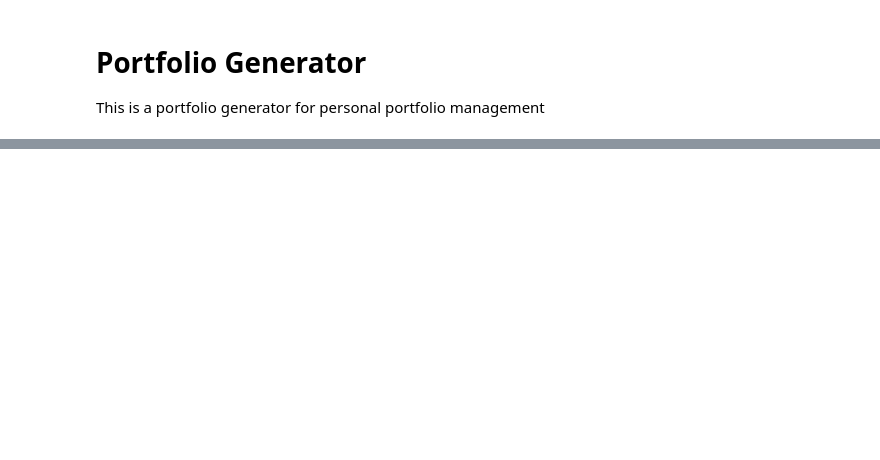
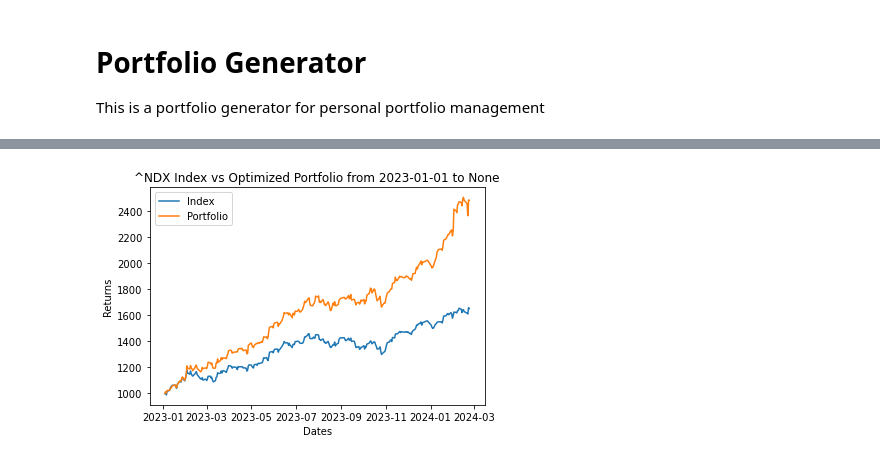
Before and after one commit to JasonYu1028/Optimized-Portfolio-Generation, a Jupyter notebook: portfolio-gen.ipynb, the cells around one changed output, grey strips where cells are left out. Drawn from its saved outputs; the diff is of its cells as text; code cells hidden in the pictures; blank space fills up the shorter version.

```diff
--- a/portfolio-gen.ipynb
+++ b/portfolio-gen.ipynb
@@ -374,0 +462,6 @@ mvo_ff.stats
+# %%
+watch2_start, watch2_end = ["2023-01-01", None]
+market_watch2 = MarketIndex('^NDX', watch2_start, watch2_end)
+print(market_watch2)
+portfolio_watch2 = Portfolio(watchlist, watch2_start, watch2_end)
+print(portfolio_watch2)
@@ -374,0 +478,7 @@ mvo_ff.stats
+# %%
+mvo_watch = MVO(portfolio_train, market_train, [[0,1]] * len(nasdaq100))
+mvo_watch.maximum_sharpe()
+# %%
+plotReturns(portfolio_watch2, market_watch2, mvo_watch.stats['Weights'])
+# %% [output]
+[figure, added]
```
Also changed, not shown: parts of 25 cells of this notebook.
